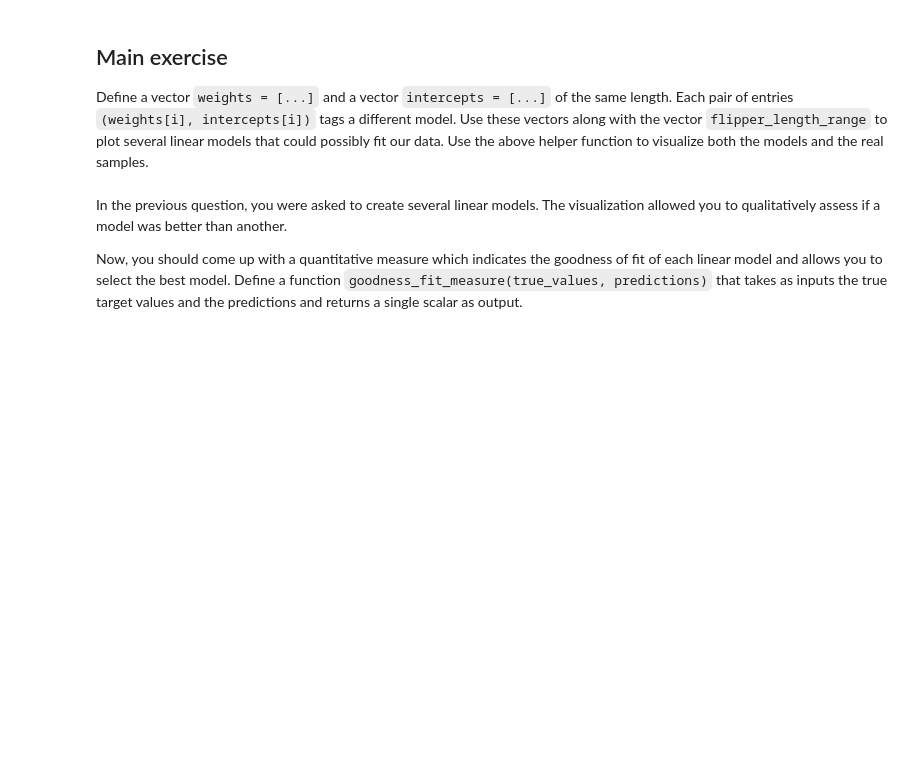
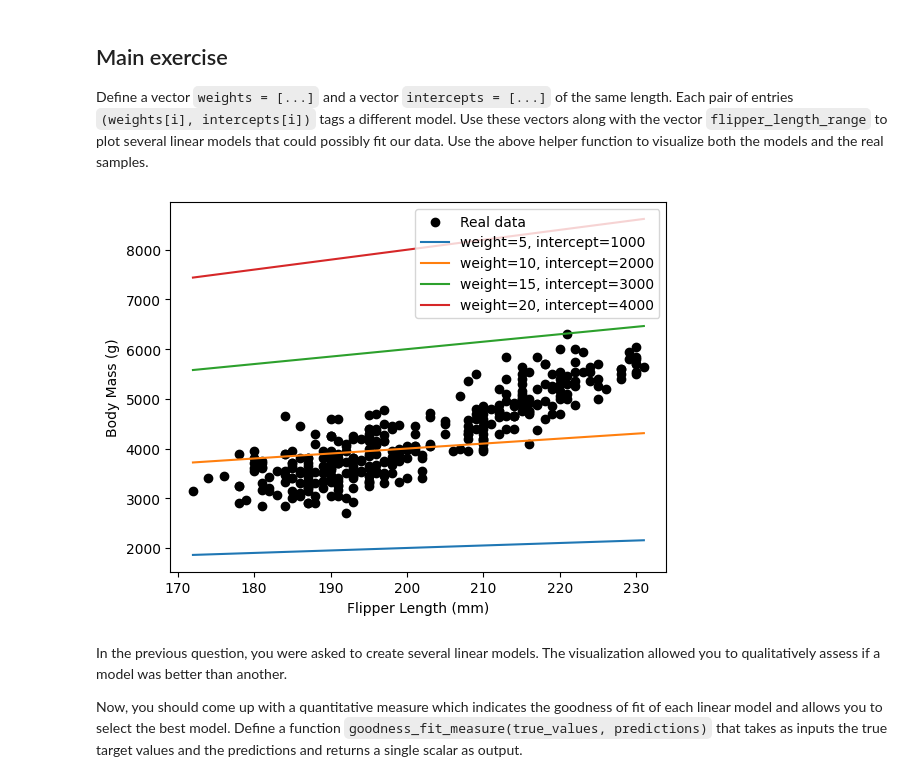
Before and after one commit to zeyad70/week3, a Jupyter notebook: week-3/linear_models_ex_01.ipynb, the cells around one changed output. Saved outputs shown, nothing was run; the diff lists cells and outputs as text; code cells hidden in the pictures; blank space fills up the shorter version.

```diff
--- a/week-3/linear_models_ex_01.ipynb
+++ b/week-3/linear_models_ex_01.ipynb
@@ -54,3 +52,23 @@ flipper_length_range = np.linspace(data.min(), data.max(), num=300)
+# %%
+weights = [5, 10, 15, 20]  # g/mm
+intercepts = [1000, 2000, 3000, 4000]  # g
+
+import matplotlib.pyplot as plt
+
+flipper_length_range = np.linspace(data.min(), data.max(), num=300)
+
+plt.scatter(data, target, color='black', label='Real data')
+
+for weight, intercept in zip(weights, intercepts):
+    predictions = linear_model_flipper_mass(flipper_length_range, weight, intercept)
+    plt.plot(flipper_length_range, predictions, label=f'weight={weight}, intercept={intercept}')
+
+plt.xlabel('Flipper Length (mm)')
+plt.ylabel('Body Mass (g)')
+plt.legend()
+plt.show()
+# %% [output]
+[figure, added]
 # %% [markdown]
 In the previous question, you were asked to create several linear models. The
 visualization allowed you to qualitatively assess if a model was better than
```
Also changed, not shown: parts of 1 cell of this notebook.
